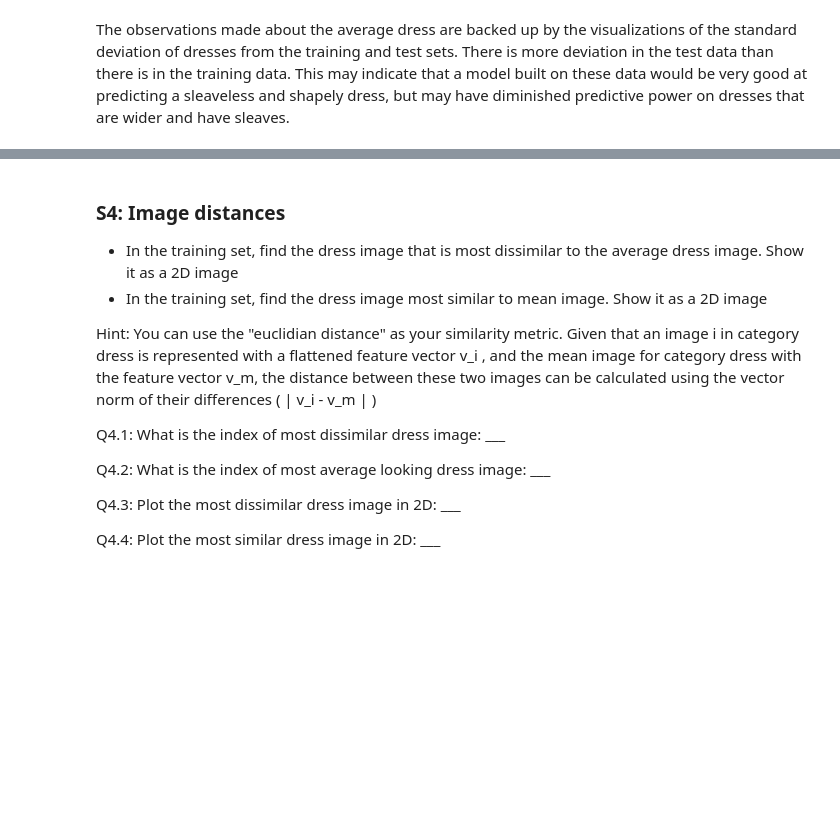
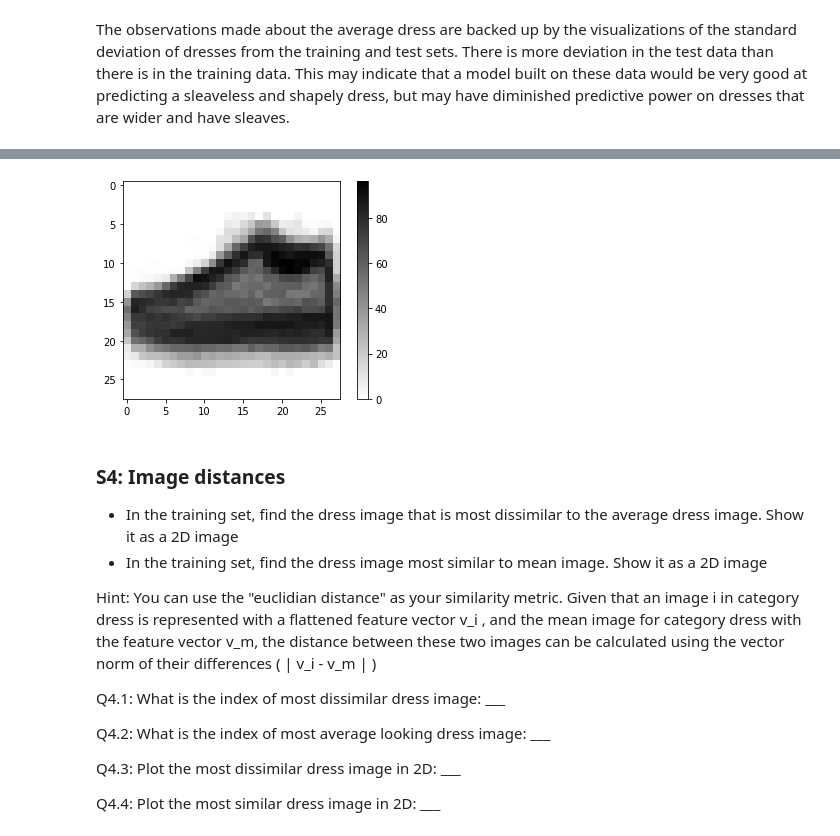
Before and after one commit to johnatawnclementawn/RemoteSensing_650_HW, a Jupyter notebook: HW1/MUSA650_Spring2022_HW1.ipynb, the cells around one changed output, grey strips where cells are left out. Cells and saved outputs as stored; diff of their text form; code cells hidden in the pictures; blank space fills up the shorter version.

```diff
--- a/HW1/MUSA650_Spring2022_HW1.ipynb
+++ b/HW1/MUSA650_Spring2022_HW1.ipynb
@@ -141,3 +156,8 @@ The observations made about the average dress are backed up by the visualization
+# %%
+# Standard deviation of test df sneakers
+vizStdv(dftest, 7)
+# %% [output]
+[figure, added]
 # %% [markdown]
 ### S4: Image distances
 - In the training set, find the dress image that is most dissimilar to the average dress image. Show it as a 2D image
```
Also changed, not shown: parts of 3 cells of this notebook.
